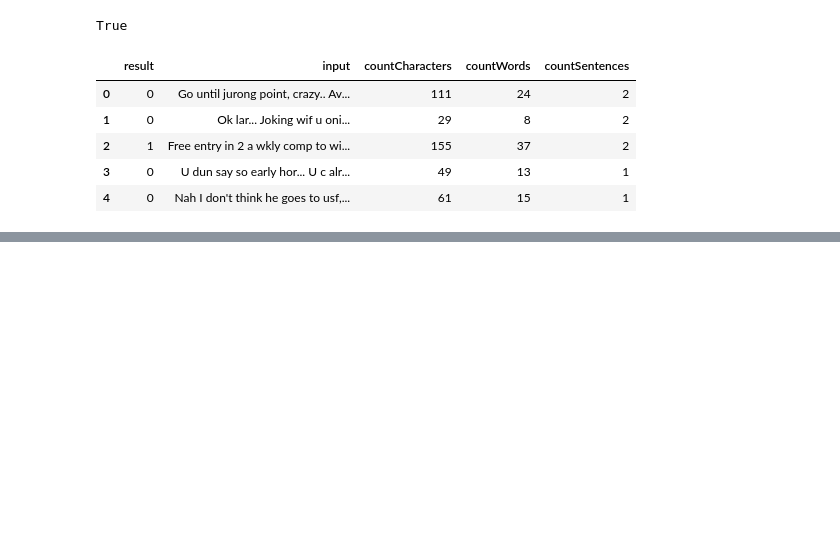
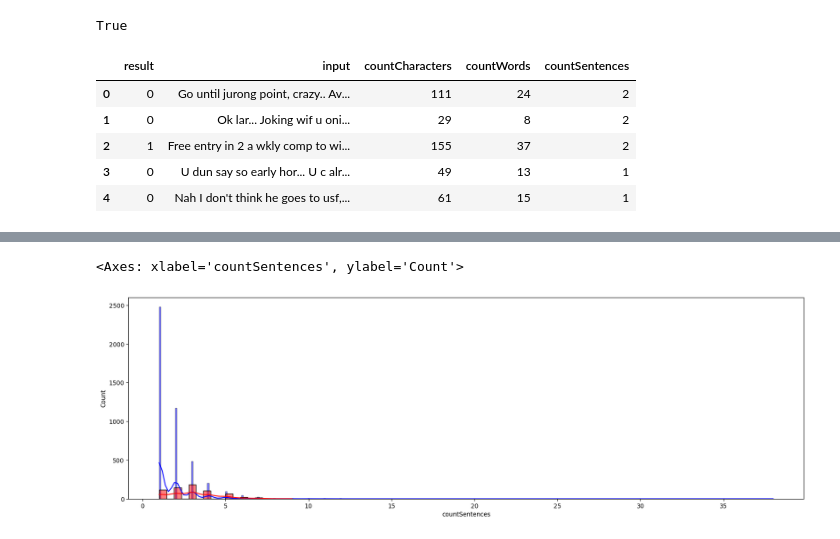
Before and after one commit to TheShyamTripathi/Spam_SMS, a Jupyter notebook: sms-detection.ipynb, the cells around one changed output, grey strips where cells are left out. Cells and saved outputs as stored; diff of their text form; code cells hidden in the pictures; blank space fills up the shorter version.

```diff
--- a/sms-detection.ipynb
+++ b/sms-detection.ipynb
@@ -264,0 +271,7 @@ df.head()
+# %%
+plt.figure(figsize=(20, 6))
+sns.histplot(df[df['result']== 0]['countSentences'], color='blue', kde=True)
+sns.histplot(df[df['result']== 1]['countSentences'], color='red', kde=True)
+# %% [output]
+<Axes: xlabel='countSentences', ylabel='Count'>
+[figure, added]
```
Also changed, not shown: parts of 16 cells of this notebook.
